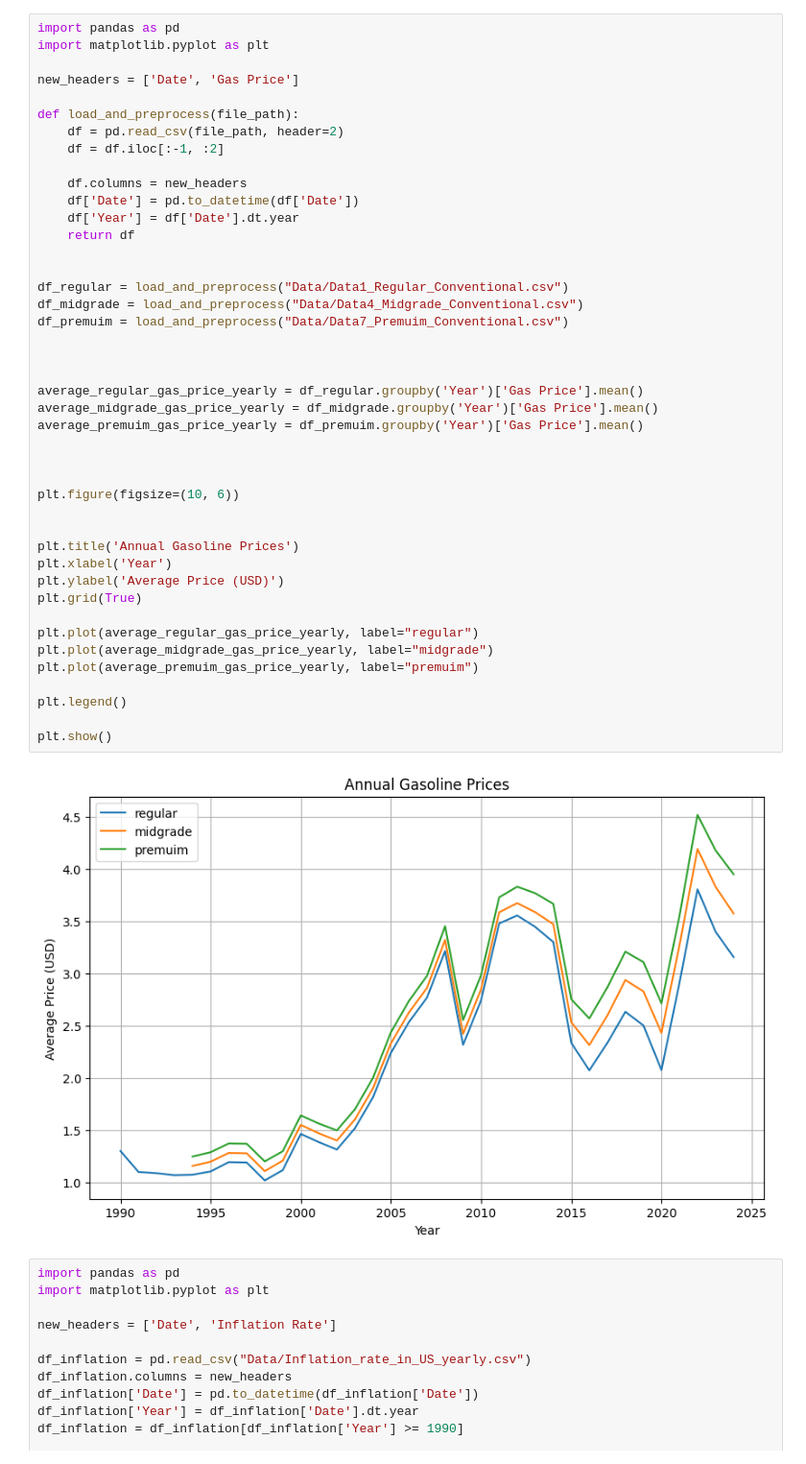
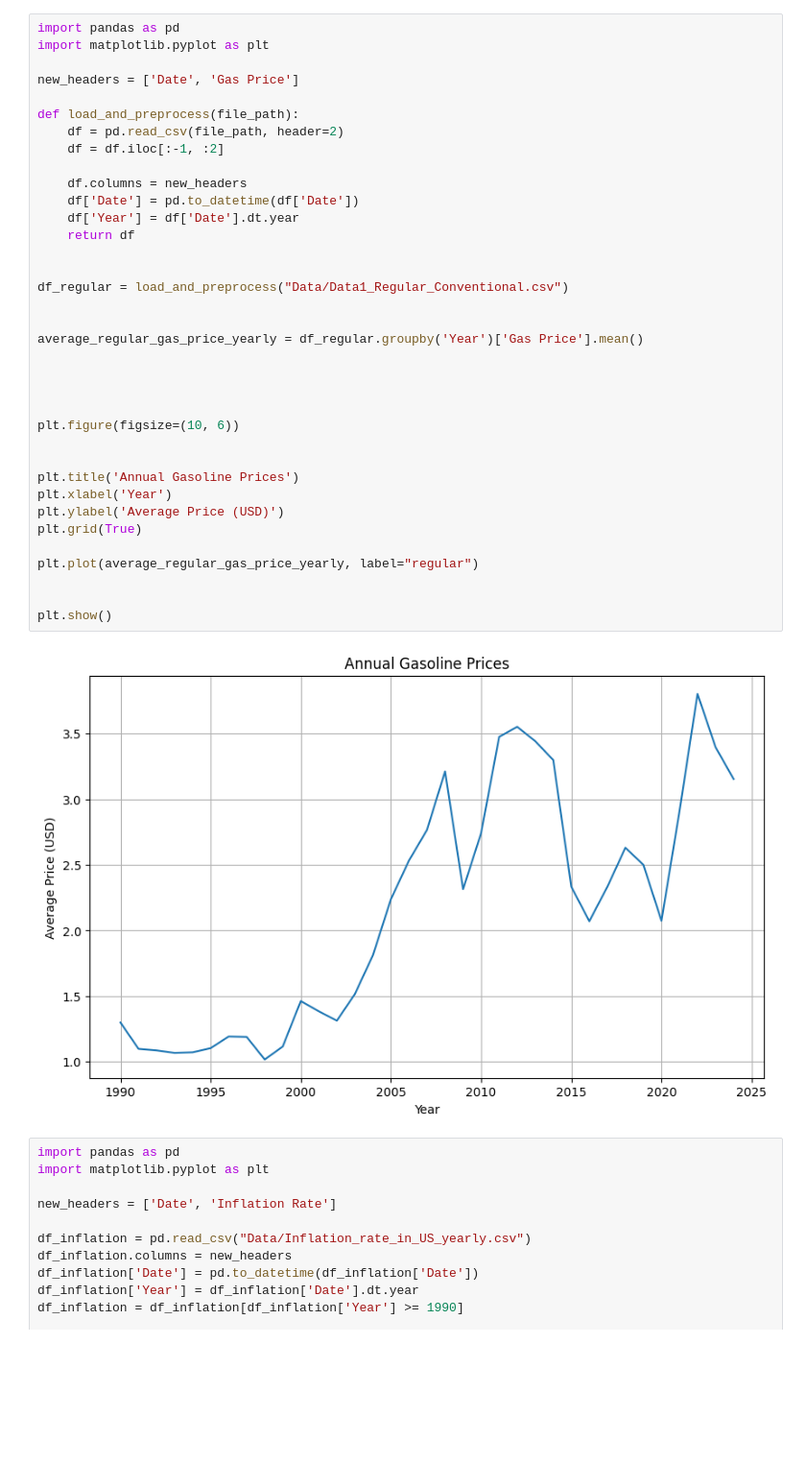
Before and after one commit to SatchelF/Data_Analysis_Project, a Jupyter notebook: inflations_impact_on_gas_prices.ipynb, the cells around one changed output. Shown: that part at 96% size. Drawn from its saved outputs; the diff is of its cells as text; blank space fills up the shorter version.

```diff
--- a/inflations_impact_on_gas_prices.ipynb
+++ b/inflations_impact_on_gas_prices.ipynb
@@ -38,42 +43,35 @@ new_headers = ['Date', 'Gas Price']
 def load_and_preprocess(file_path):
     df = pd.read_csv(file_path, header=2)
     df = df.iloc[:-1, :2]
 
     df.columns = new_headers
     df['Date'] = pd.to_datetime(df['Date'])
     df['Year'] = df['Date'].dt.year
     return df
 
 
 df_regular = load_and_preprocess("Data/Data1_Regular_Conventional.csv")
-df_midgrade = load_and_preprocess("Data/Data4_Midgrade_Conventional.csv")
-df_premuim = load_and_preprocess("Data/Data7_Premuim_Conventional.csv")
-
 
 
 average_regular_gas_price_yearly = df_regular.groupby('Year')['Gas Price'].mean()
-average_midgrade_gas_price_yearly = df_midgrade.groupby('Year')['Gas Price'].mean()
-average_premuim_gas_price_yearly = df_premuim.groupby('Year')['Gas Price'].mean()
+
 
 
 
 plt.figure(figsize=(10, 6))
 
 
 plt.title('Annual Gasoline Prices')
 plt.xlabel('Year')
 plt.ylabel('Average Price (USD)')
 plt.grid(True)
 
 plt.plot(average_regular_gas_price_yearly, label="regular")
-plt.plot(average_midgrade_gas_price_yearly, label="midgrade")
-plt.plot(average_premuim_gas_price_yearly, label="premuim")
 
-plt.legend()
 
 plt.show()
 # %% [output]
-[figure, old version]
+[figure, new version]
 # %%
 import pandas as pd
 import matplotlib.pyplot as plt
```
Also changed, not shown: parts of 1 cell of this notebook, 3 other files.
